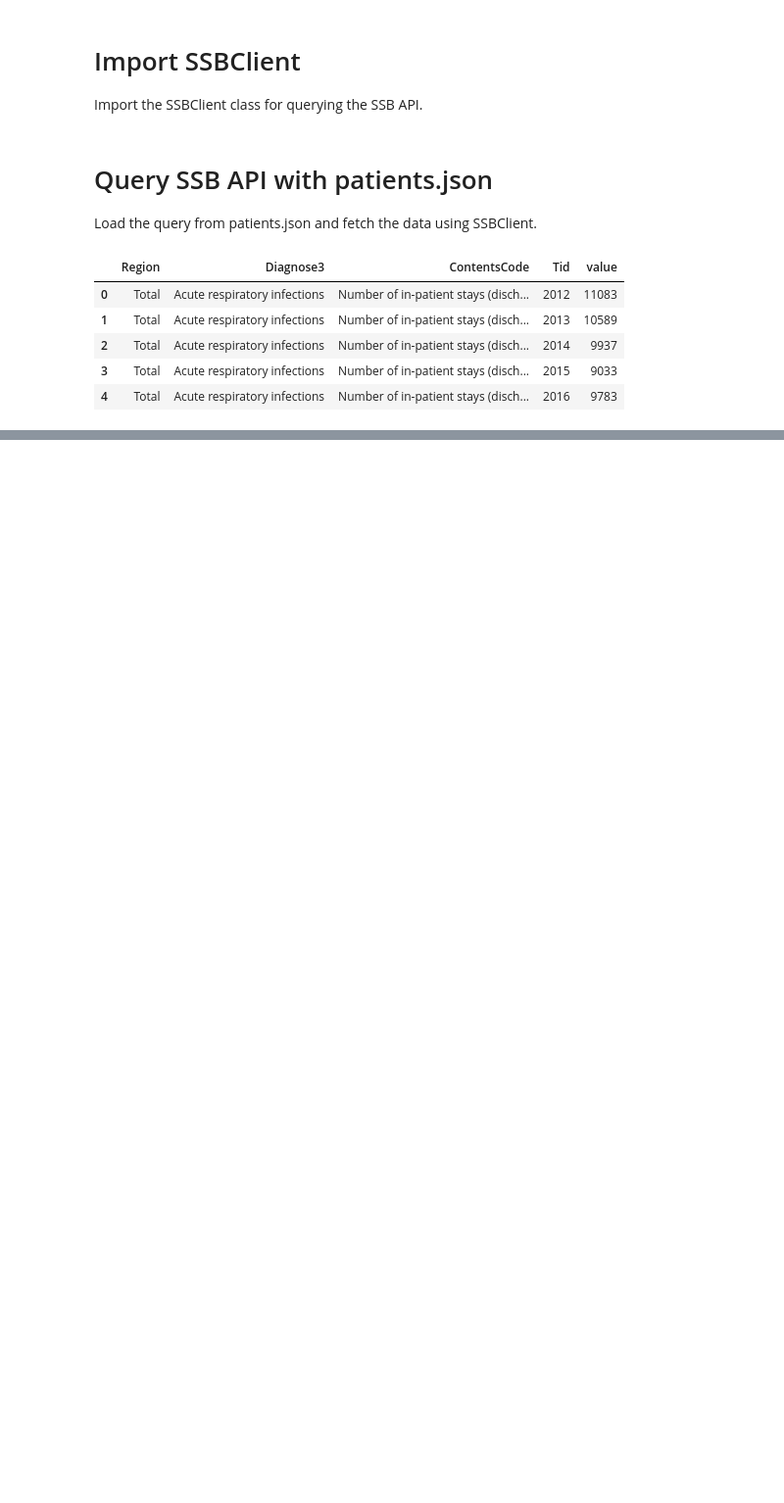
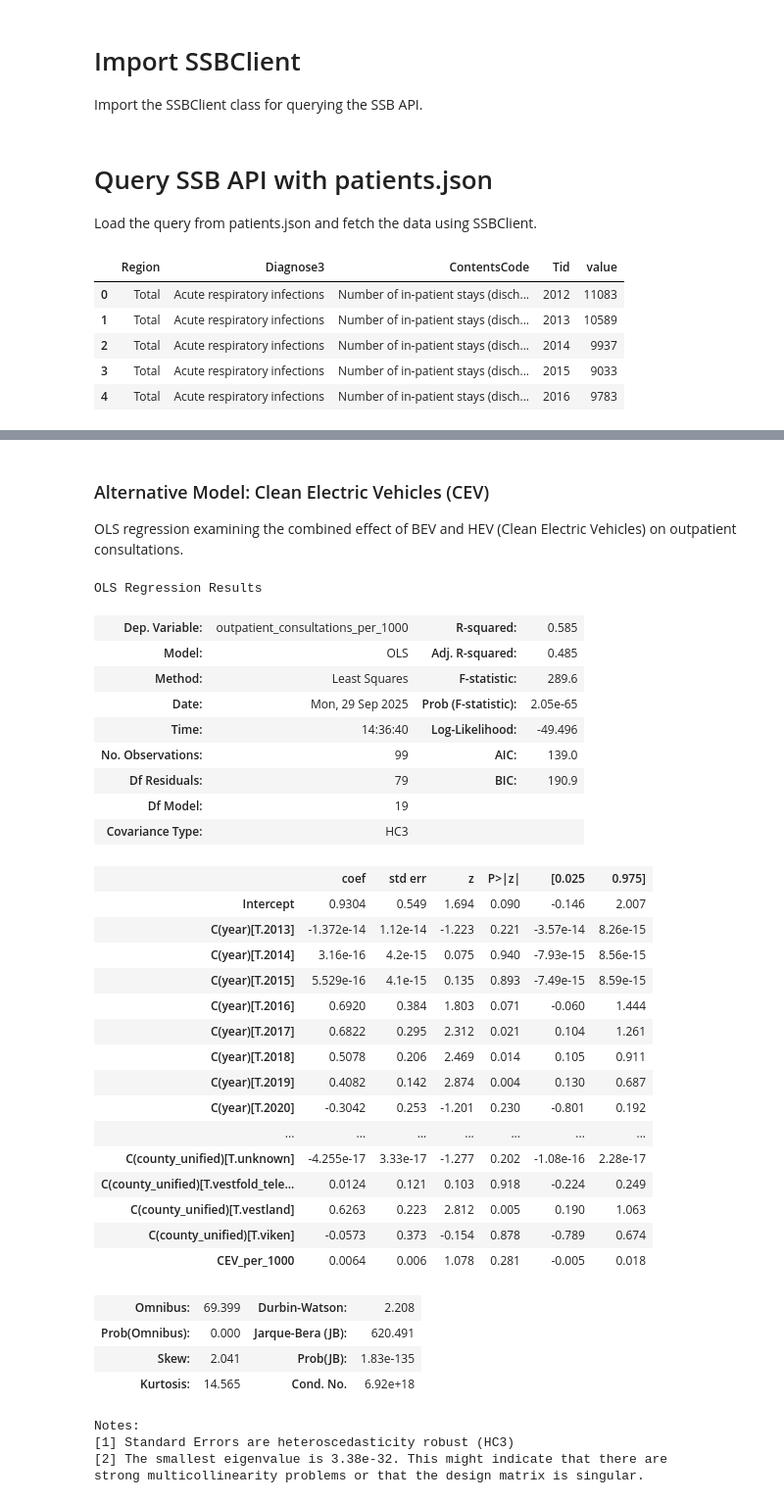
Before and after one commit to felixschulz385/evs-and-health, a Jupyter notebook: src/notebooks/experiments.ipynb, the cells around one changed output, grey strips where cells are left out. Shown at 98% size. Drawn from its saved outputs; the diff is of its cells as text; code cells hidden in the pictures; blank space fills up the shorter version.

Commit message:
Add vehicle and population data processing as well as initial regression models

```diff
--- a/src/notebooks/experiments.ipynb
+++ b/src/notebooks/experiments.ipynb
@@ -127,0 +236,2 @@ Name: count, dtype: int64
+# %%
+df_merged = pd.read_csv('../../data/merged_data.csv')
@@ -127,0 +241,5 @@ Name: count, dtype: int64
+# %%
+# Run regression analysis with robust standard errors
+mod = plm.PanelOLS.from_formula('inpatient_stays_per_1000 ~ BEV_per_1000 + EntityEffects + TimeEffects', data=df_merged.set_index(['county_unified', 'year']))
+res = mod.fit(cov_type='robust')
+res.summary
@@ -127,0 +277,5 @@ Name: count, dtype: int64
+# %%
+# Run regression analysis with robust standard errors
+mod = plm.PanelOLS.from_formula('outpatient_consultations_per_1000 ~ BEV_per_1000 + EntityEffects + TimeEffects', data=df_merged.set_index(['county_unified', 'year']))
+res = mod.fit(cov_type='robust')
+res.summary
@@ -127,0 +310,40 @@ Name: count, dtype: int64
+# %% [markdown]
+### Alternative Model: Clean Electric Vehicles (CEV)
+OLS regression examining the combined effect of BEV and HEV (Clean Electric Vehicles) on outpatient consultations.
+# %%
+smf.ols('outpatient_consultations_per_1000 ~ CEV_per_1000 + C(year) + C(county_unified)', data=df_merged).fit(cov_type='HC3').summary()
+# %% [output]
+OLS Regression Results
+| Dep. Variable: | outpatient_consultations_per_1000 | R-squared: | 0.585 |
+| Model: | OLS | Adj. R-squared: | 0.485 |
+| Method: | Least Squares | F-statistic: | 289.6 |
+| Date: | Mon, 29 Sep 2025 | Prob (F-statistic): | 2.05e-65 |
+| Time: | 14:36:40 | Log-Likelihood: | -49.496 |
+| No. Observations: | 99 | AIC: | 139.0 |
+| Df Residuals: | 79 | BIC: | 190.9 |
+| Df Model: | 19 |  |  |
+| Covariance Type: | HC3 |  |  |
+|  | coef | std err | z | P>|z| | [0.025 | 0.975] |
+| Intercept | 0.9304 | 0.549 | 1.694 | 0.090 | -0.146 | 2.007 |
+| C(year)[T.2013] | -1.372e-14 | 1.12e-14 | -1.223 | 0.221 | -3.57e-14 | 8.26e-15 |
+| C(year)[T.2014] | 3.16e-16 | 4.2e-15 | 0.075 | 0.940 | -7.93e-15 | 8.56e-15 |
+| C(year)[T.2015] | 5.529e-16 | 4.1e-15 | 0.135 | 0.893 | -7.49e-15 | 8.59e-15 |
+| C(year)[T.2016] | 0.6920 | 0.384 | 1.803 | 0.071 | -0.060 | 1.444 |
+| C(year)[T.2017] | 0.6822 | 0.295 | 2.312 | 0.021 | 0.104 | 1.261 |
+| C(year)[T.2018] | 0.5078 | 0.206 | 2.469 | 0.014 | 0.105 | 0.911 |
+| C(year)[T.2019] | 0.4082 | 0.142 | 2.874 | 0.004 | 0.130 | 0.687 |
+| C(year)[T.2020] | -0.3042 | 0.253 | -1.201 | 0.230 | -0.801 | 0.192 |
+| ... | ... | ... | ... | ... | ... | ... |
+| C(county_unified)[T.unknown] | -4.255e-17 | 3.33e-17 | -1.277 | 0.202 | -1.08e-16 | 2.28e-17 |
+| C(county_unified)[T.vestfold_tele... | 0.0124 | 0.121 | 0.103 | 0.918 | -0.224 | 0.249 |
+| C(county_unified)[T.vestland] | 0.6263 | 0.223 | 2.812 | 0.005 | 0.190 | 1.063 |
+| C(county_unified)[T.viken] | -0.0573 | 0.373 | -0.154 | 0.878 | -0.789 | 0.674 |
+| CEV_per_1000 | 0.0064 | 0.006 | 1.078 | 0.281 | -0.005 | 0.018 |
+| Omnibus: | 69.399 | Durbin-Watson: | 2.208 |
+| Prob(Omnibus): | 0.000 | Jarque-Bera (JB): | 620.491 |
+| Skew: | 2.041 | Prob(JB): | 1.83e-135 |
+| Kurtosis: | 14.565 | Cond. No. | 6.92e+18 |
+Notes:
+[1] Standard Errors are heteroscedasticity robust (HC3)
+[2] The smallest eigenvalue is 3.38e-32. This might indicate that there are
+strong multicollinearity problems or that the design matrix is singular.
```
Also changed, not shown: parts of 42 cells of this notebook, 2 other files.
